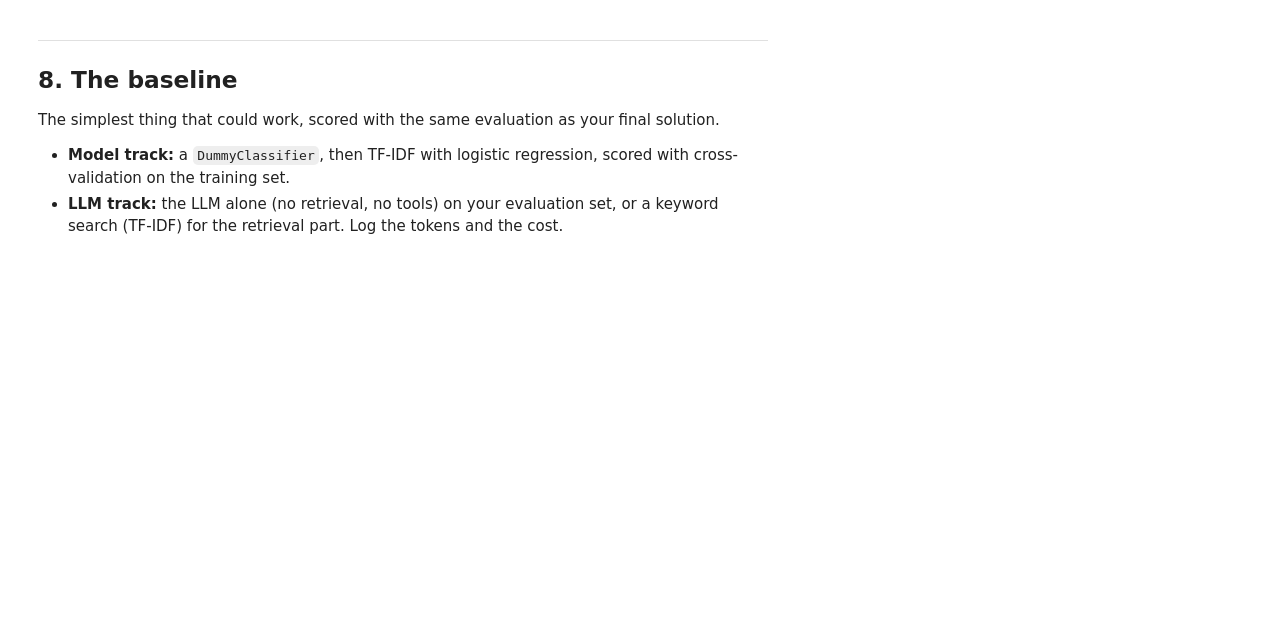
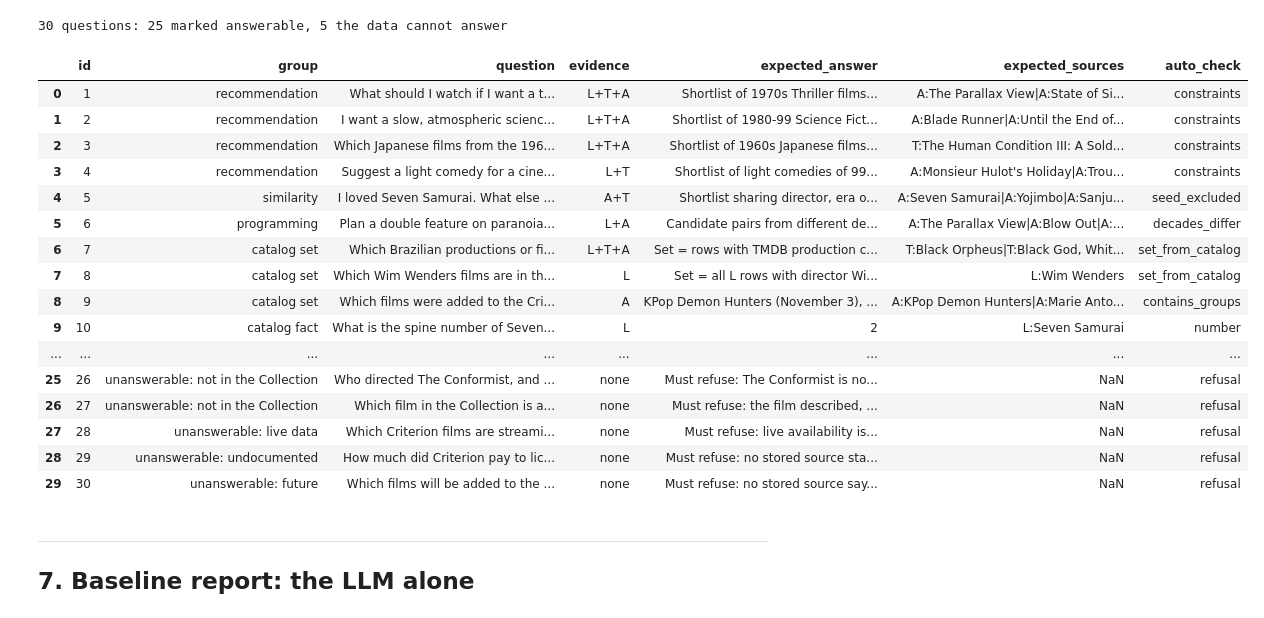
Before and after one commit to gbrlgms/project-3-ai-product, a Jupyter notebook: notebooks/01_framing_and_baseline.ipynb, the cells around one changed output. Saved outputs shown, nothing was run; the diff lists cells and outputs as text; code cells hidden in the pictures; blank space fills up the shorter version.

Commit message:
Day 1 Checkpoint

```diff
--- a/notebooks/01_framing_and_baseline.ipynb
+++ b/notebooks/01_framing_and_baseline.ipynb
@@ -81,8 +393,27 @@ Skip this section on the model track.
+# %%
+eval_set = pd.read_csv(ROOT / "data" / "evaluation_set.csv")
+print(f"{len(eval_set)} questions: {(eval_set['answerable'] == 1).sum()} marked answerable, "
+      f"{(eval_set['answerable'] == 0).sum()} the data cannot answer")
+eval_set[["id", "group", "question", "evidence", "expected_answer", "expected_sources", "auto_check"]]
+# %% [output]
+30 questions: 25 marked answerable, 5 the data cannot answer
+|  | id | group | question | evidence | expected_answer | expected_sources | auto_check |
+| 0 | 1 | recommendation | What should I watch if I want a t... | L+T+A | Shortlist of 1970s Thriller films... | A:The Parallax View|A:State of Si... | constraints |
+| 1 | 2 | recommendation | I want a slow, atmospheric scienc... | L+T+A | Shortlist of 1980-99 Science Fict... | A:Blade Runner|A:Until the End of... | constraints |
+| 2 | 3 | recommendation | Which Japanese films from the 196... | L+T+A | Shortlist of 1960s Japanese films... | T:The Human Condition III: A Sold... | constraints |
+| 3 | 4 | recommendation | Suggest a light comedy for a cine... | L+T | Shortlist of light comedies of 99... | A:Monsieur Hulot's Holiday|A:Trou... | constraints |
+| 4 | 5 | similarity | I loved Seven Samurai. What else ... | A+T | Shortlist sharing director, era o... | A:Seven Samurai|A:Yojimbo|A:Sanju... | seed_excluded |
+| 5 | 6 | programming | Plan a double feature on paranoia... | L+A | Candidate pairs from different de... | A:The Parallax View|A:Blow Out|A:... | decades_differ |
+| 6 | 7 | catalog set | Which Brazilian productions or fi... | L+T+A | Set = rows with TMDB production c... | T:Black Orpheus|T:Black God, Whit... | set_from_catalog |
+| 7 | 8 | catalog set | Which Wim Wenders films are in th... | L | Set = all L rows with director Wi... | L:Wim Wenders | set_from_catalog |
+| 8 | 9 | catalog set | Which films were added to the Cri... | A | KPop Demon Hunters (November 3), ... | A:KPop Demon Hunters|A:Marie Anto... | contains_groups |
+| 9 | 10 | catalog fact | What is the spine number of Seven... | L | 2 | L:Seven Samurai | number |
+| ... | ... | ... | ... | ... | ... | ... | ... |
+| 25 | 26 | unanswerable: not in the Collection | Who directed The Conformist, and ... | none | Must refuse: The Conformist is no... | NaN | refusal |
+| 26 | 27 | unanswerable: not in the Collection | Which film in the Collection is a... | none | Must refuse: the film described, ... | NaN | refusal |
+| 27 | 28 | unanswerable: live data | Which Criterion films are streami... | none | Must refuse: live availability is... | NaN | refusal |
+| 28 | 29 | unanswerable: undocumented | How much did Criterion pay to lic... | none | Must refuse: no stored source sta... | NaN | refusal |
+| 29 | 30 | unanswerable: future | Which films will be added to the ... | none | Must refuse: no stored source say... | NaN | refusal |
 # %% [markdown]
 ---
-## 8. The baseline
-
-The simplest thing that could work, scored with the same evaluation as your final solution.
-
-- **Model track:** a `DummyClassifier`, then TF-IDF with logistic regression, scored with cross-validation on the training set.
-- **LLM track:** the LLM alone (no retrieval, no tools) on your evaluation set, or a keyword search (TF-IDF) for the retrieval part. Log the tokens and the cost.
+## 7. Baseline report: the LLM alone
```
Also changed, not shown: parts of 42 cells of this notebook.
